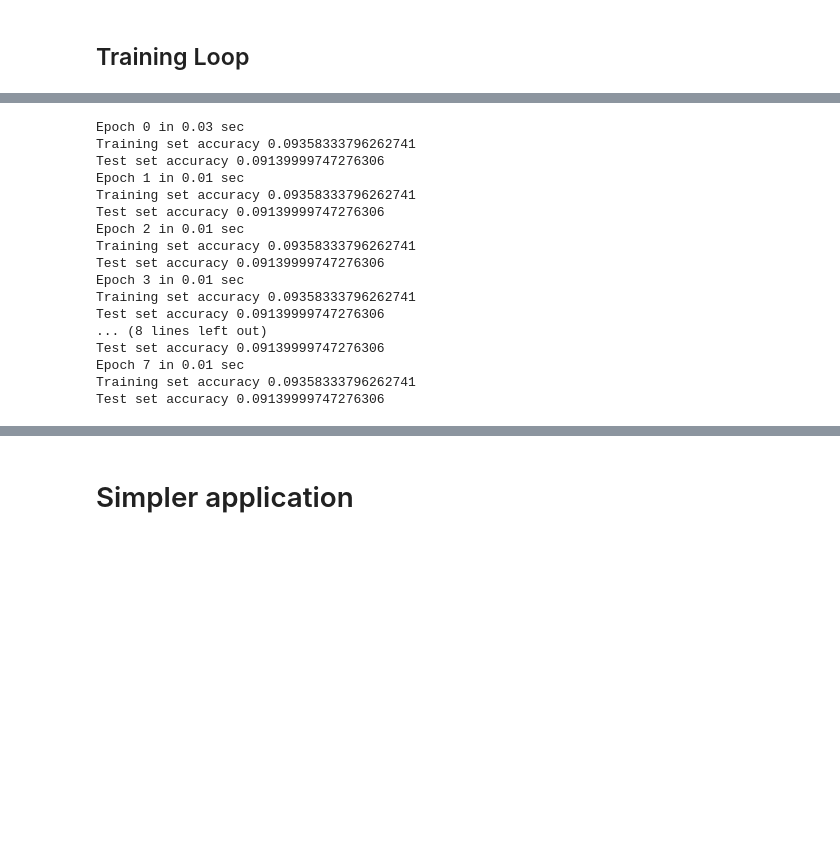
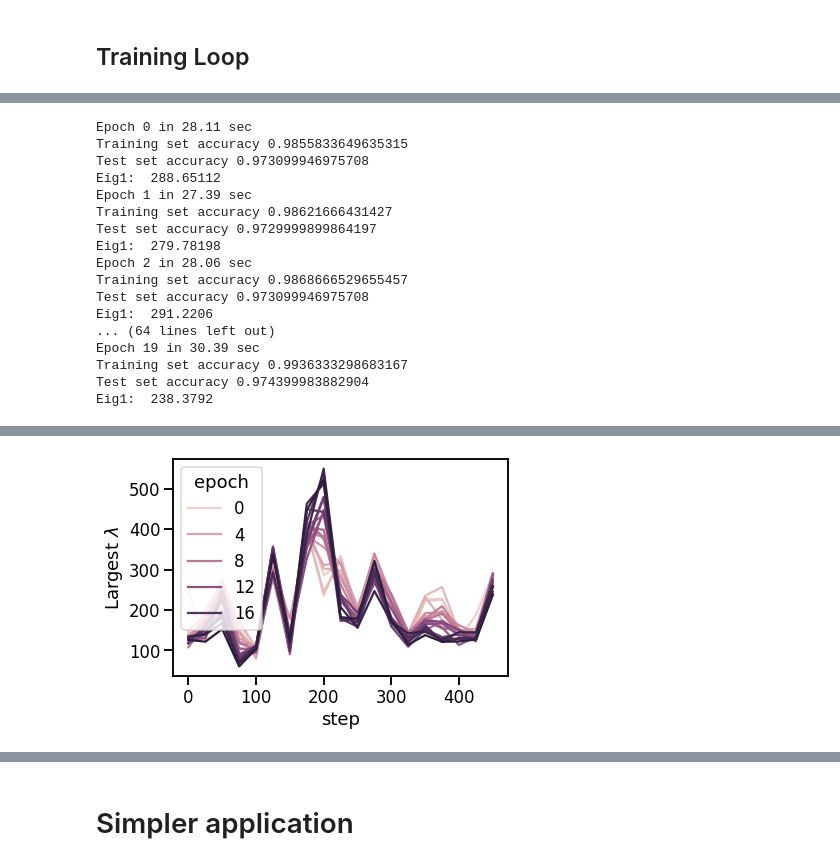
Before and after one commit to katelee168/opt, a Jupyter notebook: Jax_MNIST.ipynb, the cells around one changed output, grey strips where cells are left out. Saved outputs shown, nothing was run; the diff lists cells and outputs as text; code cells hidden in the pictures; blank space fills up the shorter version.

Commit message:
ran more iterations (up to 20 epochs) and generated plots

```diff
--- a/Jax_MNIST.ipynb
+++ b/Jax_MNIST.ipynb
@@ -246,38 +227,72 @@ ValueError: ignored
+# %%
+num_epochs = 20
+# %%
+foo = []
+for x in log:
+  x['train'] = float(x['train'])
+  x['test'] = float(x['test'])
+  foo.append(x)
+log = foo
 # %%
 import time
 
+log = []
 for epoch in range(num_epochs):
   start_time = time.time()
-  for x, y in training_generator:
+  for i, (x, y) in enumerate(training_generator):
     y = one_hot(y, n_targets)
-    break
     params = update(params, x, y)
 
-    hvp = get_hvp(loss, params, v)(x, y)
+    if i % 25 == 0:
+      flat_params = get_flat(params)
+      flat_v = np.random.rand(*flat_params.shape)
+      hvp = get_hvp(loss, params, flat_v, x, y)
+      hvp_fn = lambda v: get_hvp(loss, params, flat_v, x, y)
+      eig1 = power_alg(hvp_fn, v, iters=20)
+
+      train_acc = accuracy(params, train_images, train_labels)
+      test_acc = accuracy(params, test_images, test_labels)
+      log.append({'step': i, 'epoch': epoch, 'eig1': float(eig1),
+                 'train': float(train_acc),
+                 'test': float(test_acc),}
+                 )
+
     # H = get_hessian(loss)(params, x, y)
   epoch_time = time.time() - start_time
-  break
 
   train_acc = accuracy(params, train_images, train_labels)
   test_acc = accuracy(params, test_images, test_labels)
   print("Epoch {} in {:0.2f} sec".format(epoch, epoch_time))
   print("Training set accuracy {}".format(train_acc))
   print("Test set accuracy {}".format(test_acc))
+  print('Eig1: ', eig1)
 # %% [output]
-Epoch 0 in 0.03 sec
-Training set accuracy 0.09358333796262741
-Test set accuracy 0.09139999747276306
-Epoch 1 in 0.01 sec
-Training set accuracy 0.09358333796262741
-Test set accuracy 0.09139999747276306
-Epoch 2 in 0.01 sec
-Training set accuracy 0.09358333796262741
-Test set accuracy 0.09139999747276306
-Epoch 3 in 0.01 sec
-Training set accuracy 0.09358333796262741
-Test set accuracy 0.09139999747276306
-... (8 lines left out)
-Test set accuracy 0.09139999747276306
-Epoch 7 in 0.01 sec
-Training set accuracy 0.09358333796262741
-Test set accuracy 0.09139999747276306
+Epoch 0 in 28.11 sec
+Training set accuracy 0.9855833649635315
+Test set accuracy 0.973099946975708
+Eig1:  288.65112
+Epoch 1 in 27.39 sec
+Training set accuracy 0.98621666431427
+Test set accuracy 0.9729999899864197
+Eig1:  279.78198
+Epoch 2 in 28.06 sec
+Training set accuracy 0.9868666529655457
+Test set accuracy 0.973099946975708
+Eig1:  291.2206
+... (64 lines left out)
+Epoch 19 in 30.39 sec
+Training set accuracy 0.9936333298683167
+Test set accuracy 0.974399983882904
+Eig1:  238.3792
+# %%
+df = pd.DataFrame(log)
+# %%
+sns.set_context(context='talk')
+f = plt.figure()
+sns.lineplot(data=df, x='step', y='eig1', hue='epoch', markers=True)
+plt.ylabel('Largest $\lambda$')
+
+figname = "largest_lambda_mnist.pdf"
+f.savefig(figname, bbox_inches='tight')
+files.download(figname)
+# %% [output]
@@ -283,0 +301 @@ Test set accuracy 0.09139999747276306
+[figure, added]
```
Also changed, not shown: parts of 19 cells of this notebook, 2 other files.
